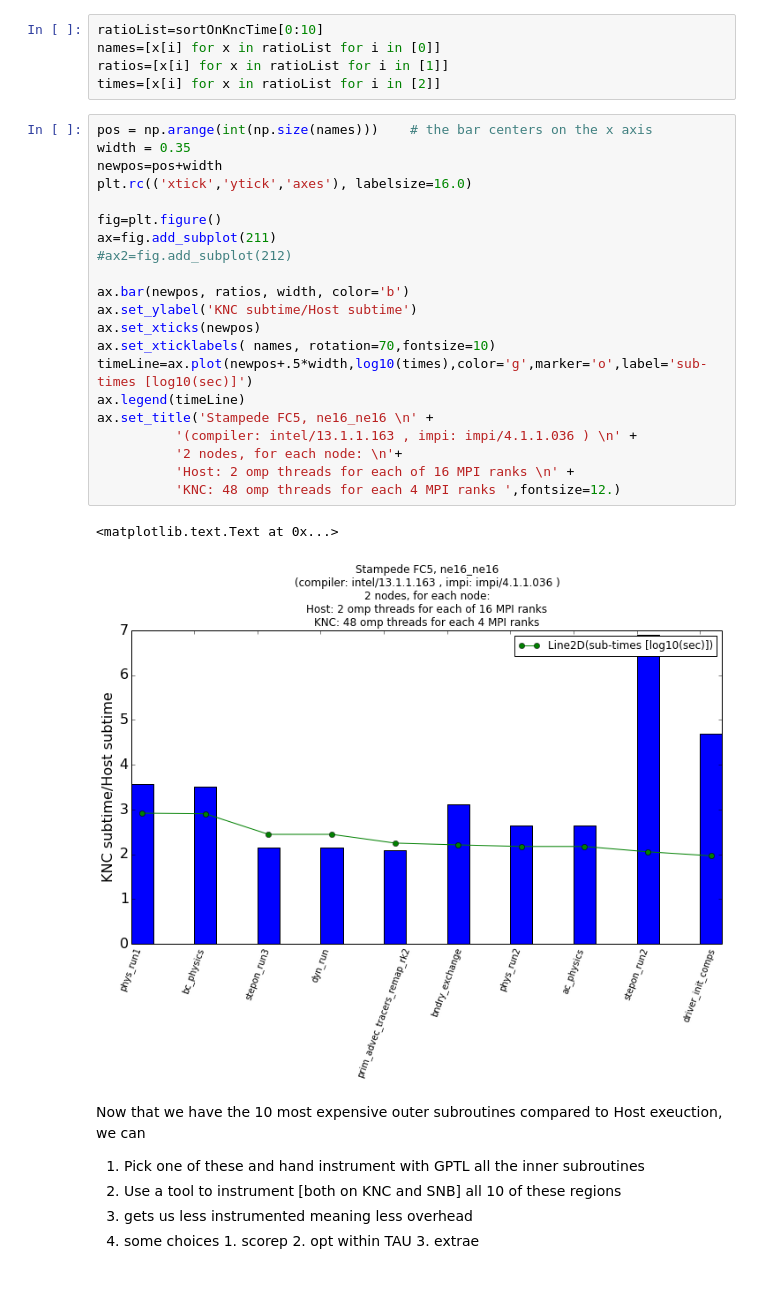
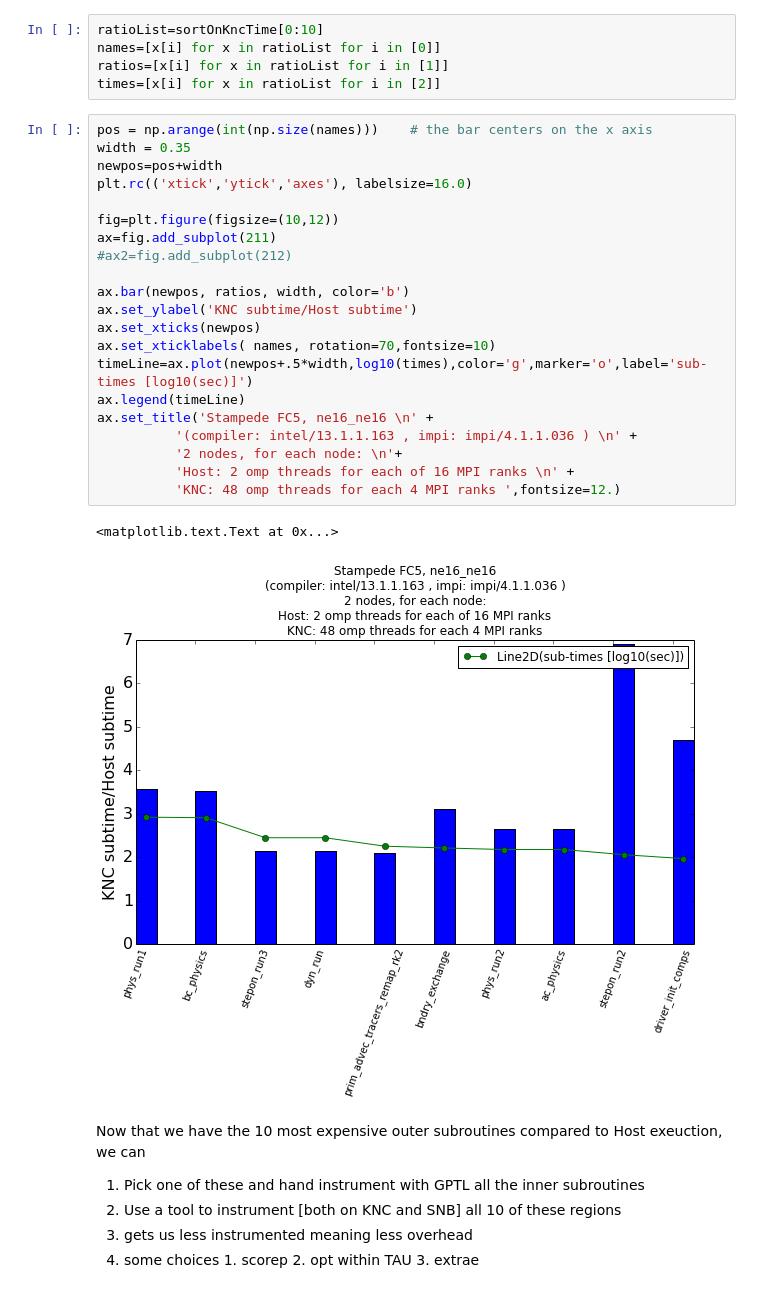
Before and after one commit to srinathv/CesmPerfTools, a Jupyter notebook: notebooks/fc5.ne16_ne16.hostVsKnc.ipynb, the cells around one changed output. Saved outputs shown, nothing was run; the diff lists cells and outputs as text.

```diff
--- a/notebooks/fc5.ne16_ne16.hostVsKnc.ipynb
+++ b/notebooks/fc5.ne16_ne16.hostVsKnc.ipynb
@@ -101,27 +101,27 @@ times=[x[i] for x in ratioList for i in [2]]
 # %%
 pos = np.arange(int(np.size(names)))    # the bar centers on the x axis
 width = 0.35
 newpos=pos+width
 plt.rc(('xtick','ytick','axes'), labelsize=16.0)
 
-fig=plt.figure()
+fig=plt.figure(figsize=(10,12))
 ax=fig.add_subplot(211)
 #ax2=fig.add_subplot(212)
 
 ax.bar(newpos, ratios, width, color='b')
 ax.set_ylabel('KNC subtime/Host subtime')
 ax.set_xticks(newpos)
 ax.set_xticklabels( names, rotation=70,fontsize=10)
 timeLine=ax.plot(newpos+.5*width,log10(times),color='g',marker='o',label='sub-times [log10(sec)]')
 ax.legend(timeLine)
 ax.set_title('Stampede FC5, ne16_ne16 \n' +
           '(compiler: intel/13.1.1.163 , impi: impi/4.1.1.036 ) \n' +
           '2 nodes, for each node: \n'+
           'Host: 2 omp threads for each of 16 MPI ranks \n' +
           'KNC: 48 omp threads for each 4 MPI ranks ',fontsize=12.)
 # %% [output]
 <matplotlib.text.Text at 0x...>
-[figure, old version]
+[figure, new version]
 # %% [markdown]
 Now that we have the 10 most expensive outer subroutines compared to Host exeuction, we can
 1. Pick one of these and hand instrument with GPTL all the inner subroutines
```
Also changed, not shown: parts of 2 cells of this notebook.
